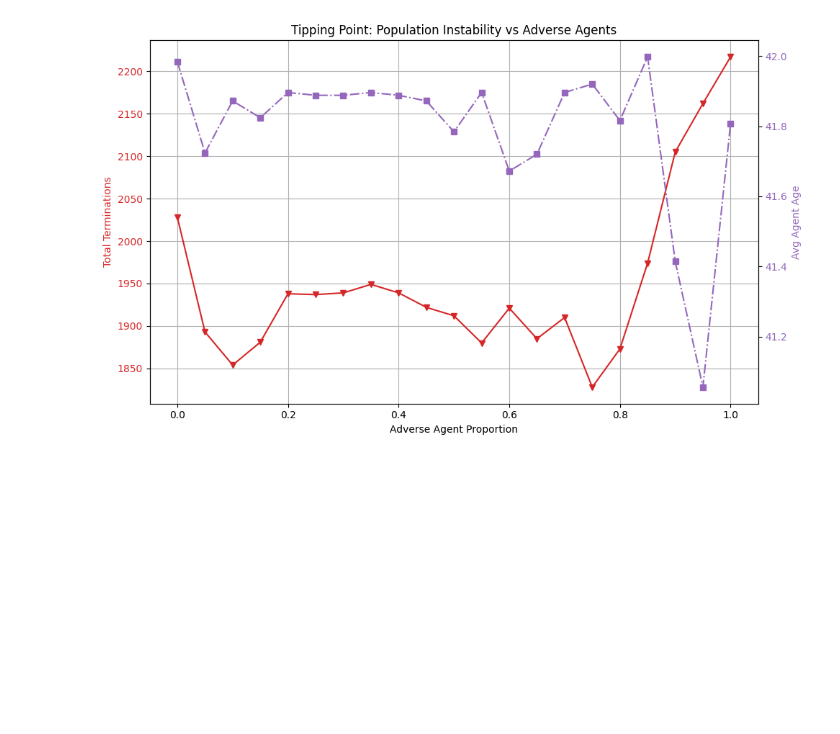
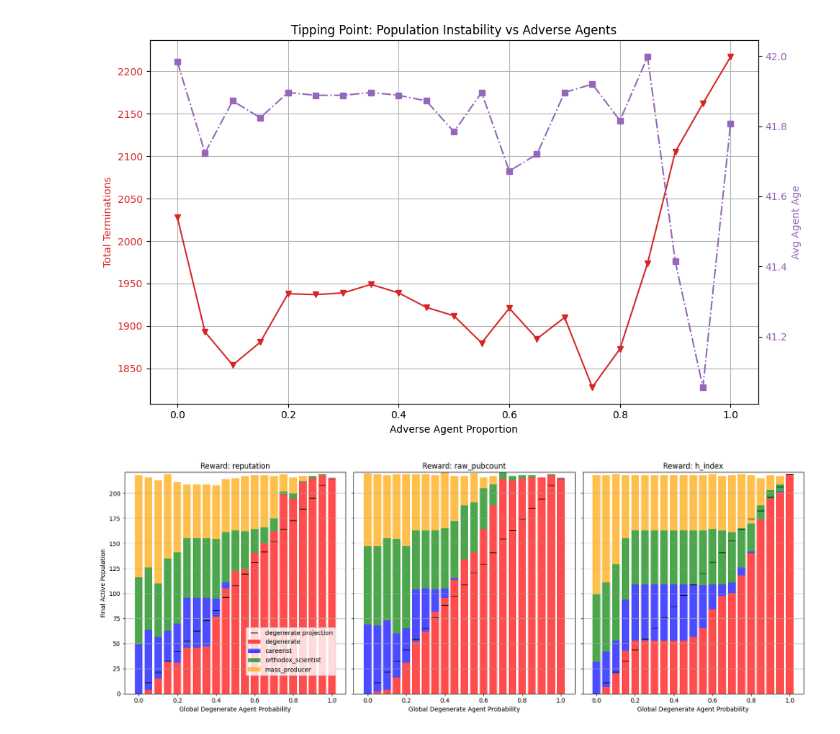
Before and after one commit to Christof93/scientific-collaboration-marl, a Jupyter notebook: visualize_tipping_points.ipynb, the cells around one changed output. Saved outputs shown, nothing was run; the diff lists cells and outputs as text; code cells hidden in the pictures; blank space fills up the shorter version.

Commit message:
make changes to replay and tipping point experimentCC

```diff
--- a/visualize_tipping_points.ipynb
+++ b/visualize_tipping_points.ipynb
@@ -109,6 +109,10 @@ if data:
     plt.show()
 # %% [output]
 [figure]
+# %%
+plt.rcParams.update({
+    'font.size': 14
+})
 # %%
 import json
 import matplotlib.pyplot as plt
@@ -125,9 +129,16 @@ colors = {
     'mass_producer': 'orange'
 }
 
+display_labels = {
+    'adverse': 'degenerate',
+    'careerist': 'careerist',
+    'orthodox_scientist': 'orthodox_scientist',
+    'mass_producer': 'mass_producer'
+}
+
 for i, reward_type in enumerate(reward_types):
     ax = axes[i]
-    filepath = f"log/tipping_point_experiment_results_{reward_type}.json"
+    filepath = f"log/tipping_point_experiment_{reward_type}_results.json"
 
     data = []
     if os.path.exists(filepath):
@@ -148,34 +159,65 @@ for i, reward_type in enumerate(reward_types):
         proportions = [d['adverse_proportion'] for d in data]
         populations = {
             'adverse': [],
             'careerist': [],
             'orthodox_scientist': [],
             'mass_producer': []
         }
         for d in data:
             pops = d['final_populations']
             for k in populations.keys():
                 populations[k].append(pops.get(k, 0))
 
         bottom = np.zeros(len(proportions))
+
         for policy, counts in populations.items():
-            ax.bar(proportions, counts, width=0.04, label=policy, bottom=bottom, color=colors.get(policy, 'gray'), alpha=0.7)
+
+            ax.bar(
+                proportions,
+                counts,
+                width=0.04,
+                label=display_labels.get(policy, policy),
+                bottom=bottom,
+                color=colors.get(policy, 'gray'),
+                alpha=0.7
+            )
+
             bottom += np.array(counts)
 
+        # -----------------------------------
+        # Black indicator:
+        # expected degenerate proportion
+        # -----------------------------------
+
+        indicator_y = np.array(proportions) * bottom
+
+        ax.plot(
+            proportions,
+            indicator_y,
+            color='black',
+            linewidth=2,
+            linestyle='',
+            marker='_',
+            markersize=12,
+            label='degenerate projection'
+        )
+
         ax.set_title(f'Reward: {reward_type}')
-        ax.set_xlabel('Initial Adverse Agent Proportion')
+        ax.set_xlabel('Global Degenerate Agent Probability')
         if i == 0:
             ax.set_ylabel('Final Active Population')
         ax.grid(True, axis='y')
     else:
         ax.text(0.5, 0.5, f"Data not found\n{filepath}", ha='center', va='center')
         ax.set_title(f'Reward: {reward_type}')
 
 handles, labels = axes[0].get_legend_handles_labels()
 if handles:
-    fig.legend(handles, labels, loc='upper right', bbox_to_anchor=(1.1, 0.9))
+    fig.legend(handles, labels, loc='upper right', bbox_to_anchor=(0.31, 0.36))
 
-plt.suptitle('Tipping Point: Final Population Composition across Reward Types', fontsize=16)
+# plt.suptitle('Tipping Point: Final Population Composition across Reward Types', fontsize=16)
 plt.tight_layout()
 plt.subplots_adjust(right=0.9)
 plt.show()
+# %% [output]
+[figure, added]
```
Also changed, not shown: parts of 3 cells of this notebook, 6 other files.
